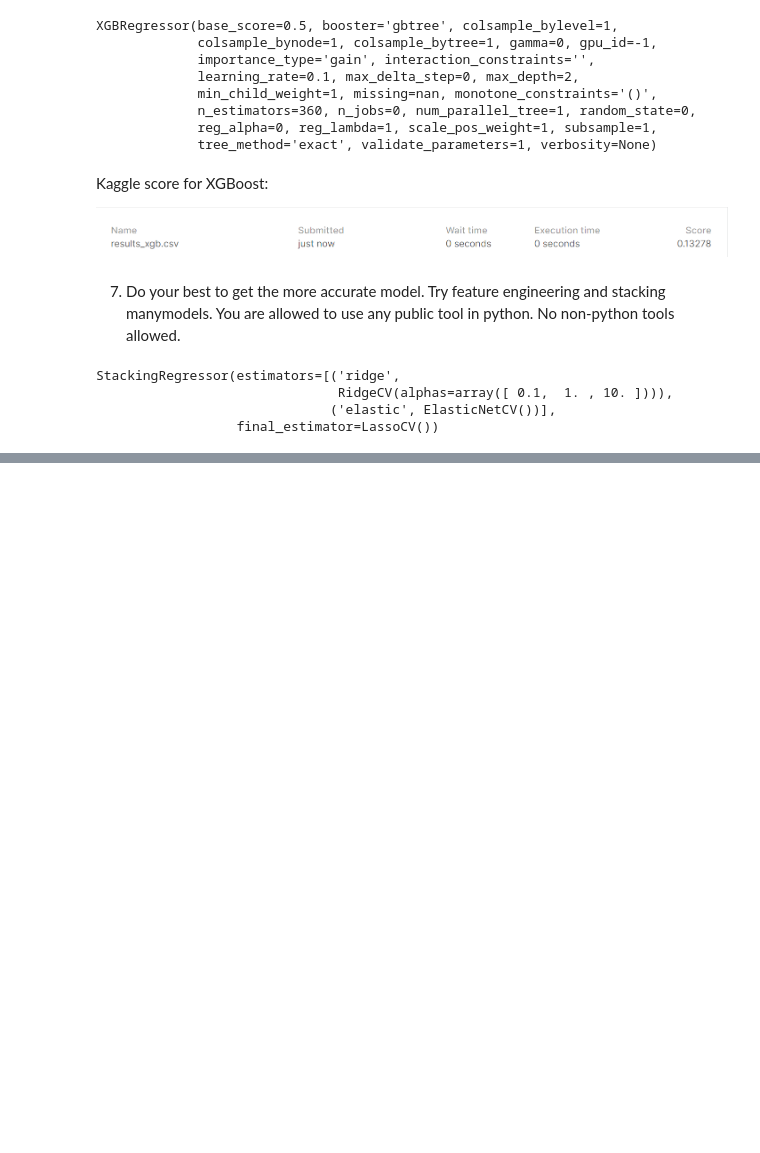
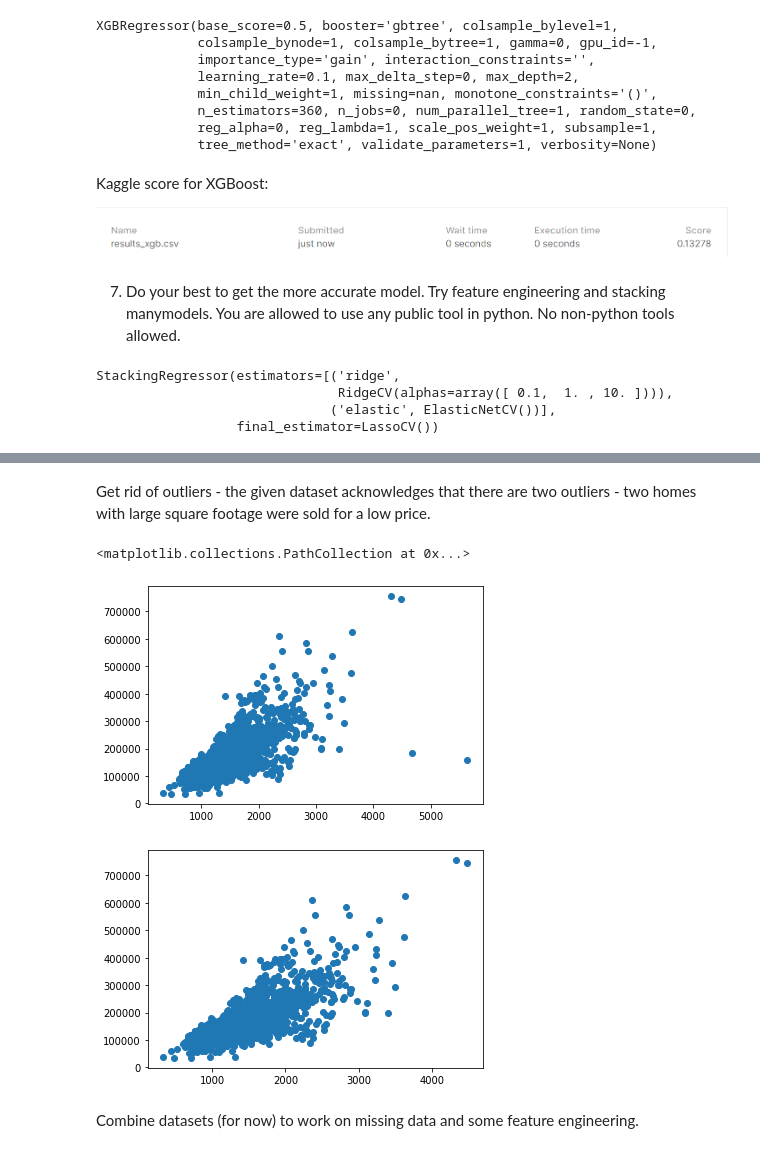
Before and after one commit to sunnykharel/DSLabHW, a Jupyter notebook: Lab3/Lab3.ipynb, the cells around one changed output, grey strips where cells are left out. Drawn from its saved outputs; the diff is of its cells as text; code cells hidden in the pictures; blank space fills up the shorter version.

```diff
--- a/Lab3/Lab3.ipynb
+++ b/Lab3/Lab3.ipynb
@@ -502,0 +493,16 @@ results_lasso_df.to_csv('./kaggle/results_lasso.csv')
+# %% [markdown]
+Get rid of outliers - the given dataset acknowledges that there are two outliers - two homes with large square footage were sold for a low price.
+# %%
+plt.figure(1)
+plt.scatter(train['GrLivArea'], np.expm1(train['SalePrice']))
+
+train = train[train.GrLivArea < 4500]
+
+plt.figure(2)
+plt.scatter(train['GrLivArea'], np.expm1(train['SalePrice']))
+# %% [output]
+<matplotlib.collections.PathCollection at 0x...>
+[figure, added]
+[figure, added]
+# %% [markdown]
+Combine datasets (for now) to work on missing data and some feature engineering.
```
Also changed, not shown: parts of 21 cells of this notebook, 2 other files.
